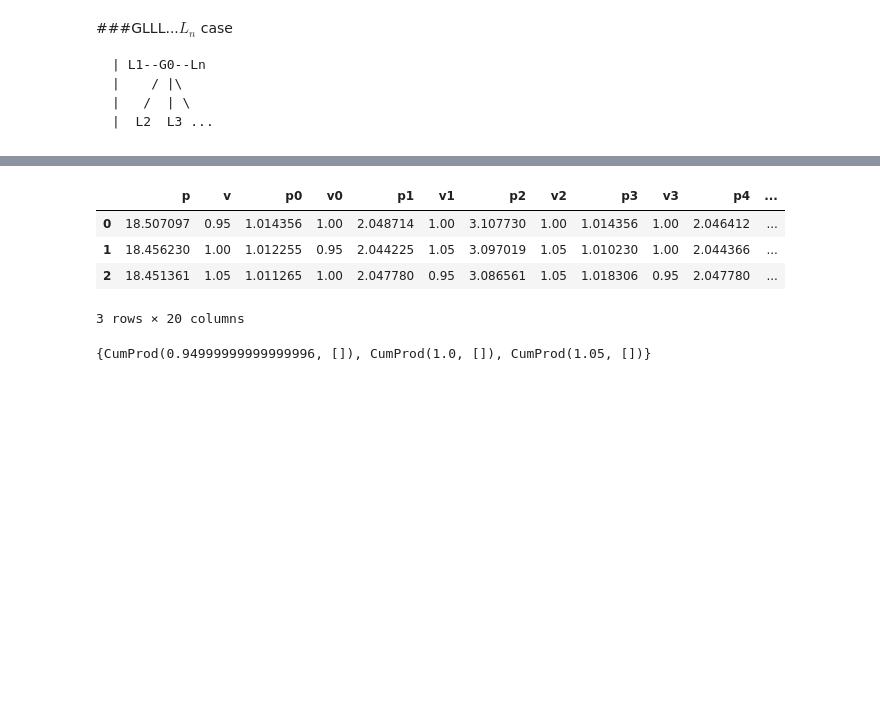
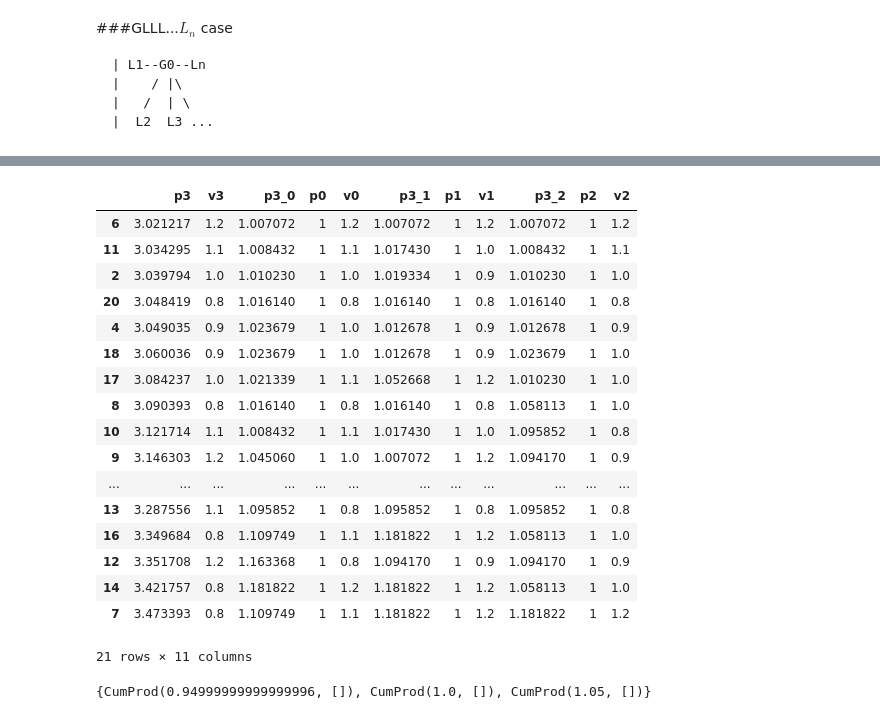
Before and after one commit to Kang-S/tree-power-flow, a Jupyter notebook: actually works.ipynb, the cells around one changed output, grey strips where cells are left out. Cells and saved outputs as stored; diff of their text form; code cells hidden in the pictures; blank space fills up the shorter version.

```diff
--- a/actually works.ipynb
+++ b/actually works.ipynb
@@ -28,0 +41,4 @@ def _round(x, p):
+# %%
+pk, t = pk_t(g=1,b=-10,vk=1,vm=1,pm=-1)
+print(pk)
+check(b=-10,g=1,pk=pk,pm=-1,vk=1,vm=1,t=t)
@@ -29,14 +76,14 @@ def _round(x, p):
 # %%
 class CumProd(object):
     def __init__(self, v, predecessors):
+        self.v = v
         self.predecessors = predecessors
         self.p = sum(x[0] for x in predecessors)
-        self.v = v
     def __hash__(self):
         ''' this is a bottleneck, worth optimizing when it comes to that '''
-        return hash((round(self.p*R2), self.v))
+        return _hash(self.p, R2, self.v)
     def __eq__(self, other):
-        return hash(self) == hash(other)
+        return _eq(self.p, self.v, other.p, other.v, R2)
     def __lt__(self, other):
         return self.v < other.v if self.v != other.v else self.p < other.p
     def __str__(self):
@@ -63,6 +122,7 @@ class Bus(object):
         self.child_names = [c.name for c in self.children]
         self.pranges = [{} for child in self.children]
         self.candidates = set()
+        #self.candidates = {}
         self.n = 0
         if name is not None:
             self.name = name
@@ -74,11 +134,13 @@ class Bus(object):
         ''' compute candidate flows to each child '''
         if len(self.children) == 0:
             self.candidates = {CumProd(vm, []) for vm in VRANGE}
+            #self.candidates = {Key(0,vm): CumProd(vm, []) for vm in VRANGE}
         for vk in VRANGE:
             for i, child in enumerate(self.children):
                 d = child.d
                 g, b = child.g, child.b
                 prange = _shuffle([(pk_t(g,b,vk,c.v,-(c.p+d))[0],c.v,c.p+d) for c in child.candidates])
+                #prange = _shuffle([(pk_t(g,b,vk,c.v,-(c.p+d))[0],c.v,c.p+d) for c in child.candidates.values()])
                 self.pranges[i][vk] = ({_round(pkm, R1): (pkm,vm,pm) for pkm,vm,pm in prange}).values()
     def f2(self):
         ''' filters down candidate flows to one per bucket '''
@@ -96,7 +158,7 @@ class Bus(object):
                 pairs = _shuffle(list(product(cumprods, prange)))
                 cumprods = set()
                 for cumprod, next_bus in pairs:
-                    self.n +=1
+                    self.n += 1
                     new = cumprod.copy()
                     new.p += next_bus[0]
                     new.predecessors.append(next_bus)
@@ -105,8 +167,8 @@ class Bus(object):
     def pretty(self):
         data = [None]*len(self.candidates)
         for i, x in enumerate(self.candidates):
-            data[i] = dict(bucket=_round(x.p, R2), p=x.p, v=x.v)
-            columns = ['p','v']
+            data[i] = {'p%d'%self.name: x.p+self.d, 'v%d'%self.name: x.v}
+            columns = ['p%d'%self.name,'v%d'%self.name]
             for j, child in enumerate(x.predecessors):
                 cname = self.child_names[j]
                 data[i]['p%d_%d'%(self.name,cname)] = child[0]
@@ -114,3 +176,22 @@ class Bus(object):
                 data[i]['p%d'%cname] = child[2]
                 columns += ['p%d_%d'%(self.name,cname), 'p%d'%cname, 'v%d'%cname]
         return DataFrame(data, columns=columns)
+    def get_full_sol(self, sol):
+        ''' sol is one of self.candidates '''
+        #data = {'p%d'%self.name: sol.p+self.d, 'v%d'%self.name: sol.v}
+        q = Queue()
+        q_put, q_get = q.appendleft, q.pop
+        q_put((self,sol))
+        while len(q) > 0:
+            bus, cumprod = q.pop()
+            for j, child in enumerate(cumprod.predecessors):
+                cname = bus.child_names[j]
+                data['p%d_%d'%(bus.name,cname)] = child[0]
+                data['v%d'%cname] = child[1]
+                data['p%d'%cname] = child[2]
+                # need to find the 'child' predecessor among the candidates of the actual child bus
+                # shit
+                # maybe it makes more sense to have CumProd be a dictionary with the rounded bucket things
+                # as keys, and everything else as values
+        #        q_put((bus.children[j],
+        #return Series(data)
@@ -329,11 +471,24 @@ Wall time: 1.47 ms
 # %%
-b0.pretty().head()
+b0.pretty().sort(columns='p3')
 # %% [output]
-|  | p | v | p0 | v0 | p1 | v1 | p2 | v2 | p3 | v3 | p4 | ... |
-| 0 | 18.507097 | 0.95 | 1.014356 | 1.00 | 2.048714 | 1.00 | 3.107730 | 1.00 | 1.014356 | 1.00 | 2.046412 | ... |
-| 1 | 18.456230 | 1.00 | 1.012255 | 0.95 | 2.044225 | 1.05 | 3.097019 | 1.05 | 1.010230 | 1.00 | 2.044366 | ... |
-| 2 | 18.451361 | 1.05 | 1.011265 | 1.00 | 2.047780 | 0.95 | 3.086561 | 1.05 | 1.018306 | 0.95 | 2.047780 | ... |
+|  | p3 | v3 | p3_0 | p0 | v0 | p3_1 | p1 | v1 | p3_2 | p2 | v2 |
+| 6 | 3.021217 | 1.2 | 1.007072 | 1 | 1.2 | 1.007072 | 1 | 1.2 | 1.007072 | 1 | 1.2 |
+| 11 | 3.034295 | 1.1 | 1.008432 | 1 | 1.1 | 1.017430 | 1 | 1.0 | 1.008432 | 1 | 1.1 |
+| 2 | 3.039794 | 1.0 | 1.010230 | 1 | 1.0 | 1.019334 | 1 | 0.9 | 1.010230 | 1 | 1.0 |
+| 20 | 3.048419 | 0.8 | 1.016140 | 1 | 0.8 | 1.016140 | 1 | 0.8 | 1.016140 | 1 | 0.8 |
+| 4 | 3.049035 | 0.9 | 1.023679 | 1 | 1.0 | 1.012678 | 1 | 0.9 | 1.012678 | 1 | 0.9 |
+| 18 | 3.060036 | 0.9 | 1.023679 | 1 | 1.0 | 1.012678 | 1 | 0.9 | 1.023679 | 1 | 1.0 |
+| 17 | 3.084237 | 1.0 | 1.021339 | 1 | 1.1 | 1.052668 | 1 | 1.2 | 1.010230 | 1 | 1.0 |
+| 8 | 3.090393 | 0.8 | 1.016140 | 1 | 0.8 | 1.016140 | 1 | 0.8 | 1.058113 | 1 | 1.0 |
+| 10 | 3.121714 | 1.1 | 1.008432 | 1 | 1.1 | 1.017430 | 1 | 1.0 | 1.095852 | 1 | 0.8 |
+| 9 | 3.146303 | 1.2 | 1.045060 | 1 | 1.0 | 1.007072 | 1 | 1.2 | 1.094170 | 1 | 0.9 |
+| ... | ... | ... | ... | ... | ... | ... | ... | ... | ... | ... | ... |
+| 13 | 3.287556 | 1.1 | 1.095852 | 1 | 0.8 | 1.095852 | 1 | 0.8 | 1.095852 | 1 | 0.8 |
+| 16 | 3.349684 | 0.8 | 1.109749 | 1 | 1.1 | 1.181822 | 1 | 1.2 | 1.058113 | 1 | 1.0 |
+| 12 | 3.351708 | 1.2 | 1.163368 | 1 | 0.8 | 1.094170 | 1 | 0.9 | 1.094170 | 1 | 0.9 |
+| 14 | 3.421757 | 0.8 | 1.181822 | 1 | 1.2 | 1.181822 | 1 | 1.2 | 1.058113 | 1 | 1.0 |
+| 7 | 3.473393 | 0.8 | 1.109749 | 1 | 1.1 | 1.181822 | 1 | 1.2 | 1.181822 | 1 | 1.2 |
-3 rows × 20 columns
+21 rows × 11 columns
 # %%
 bs[0].candidates
 # %% [output]
```
Also changed, not shown: parts of 19 cells of this notebook, 3 other files.
